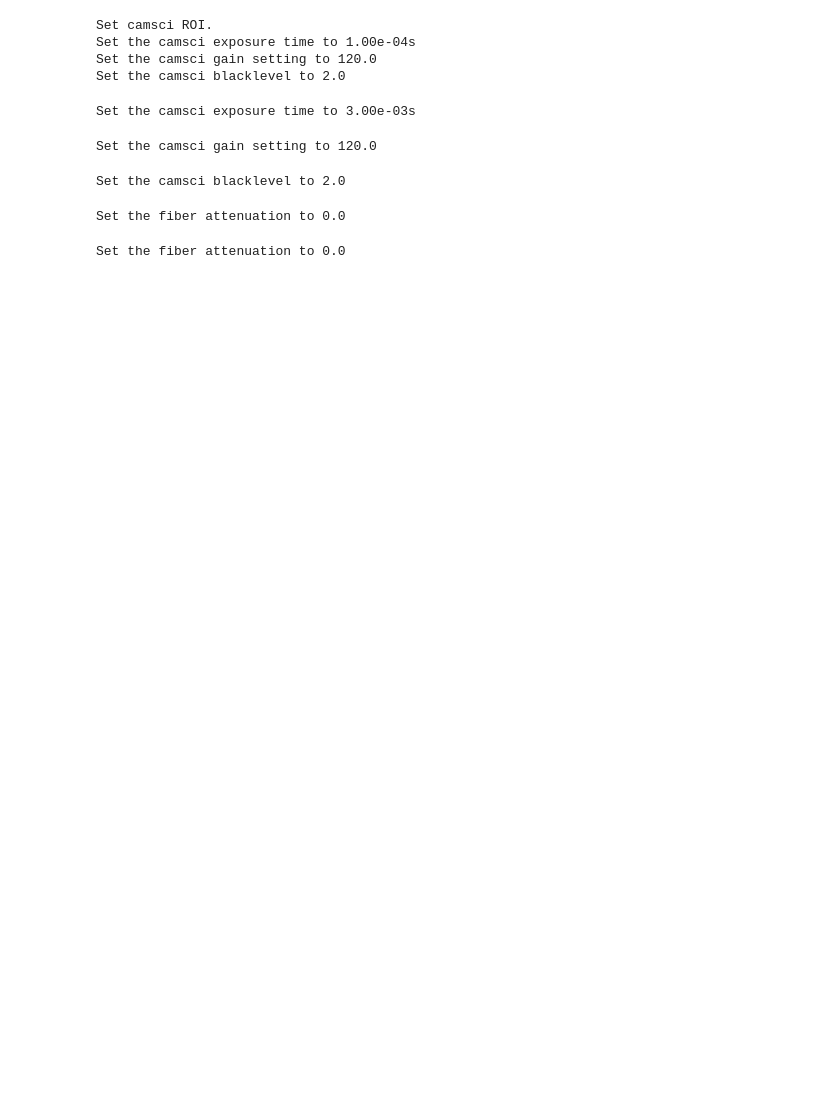
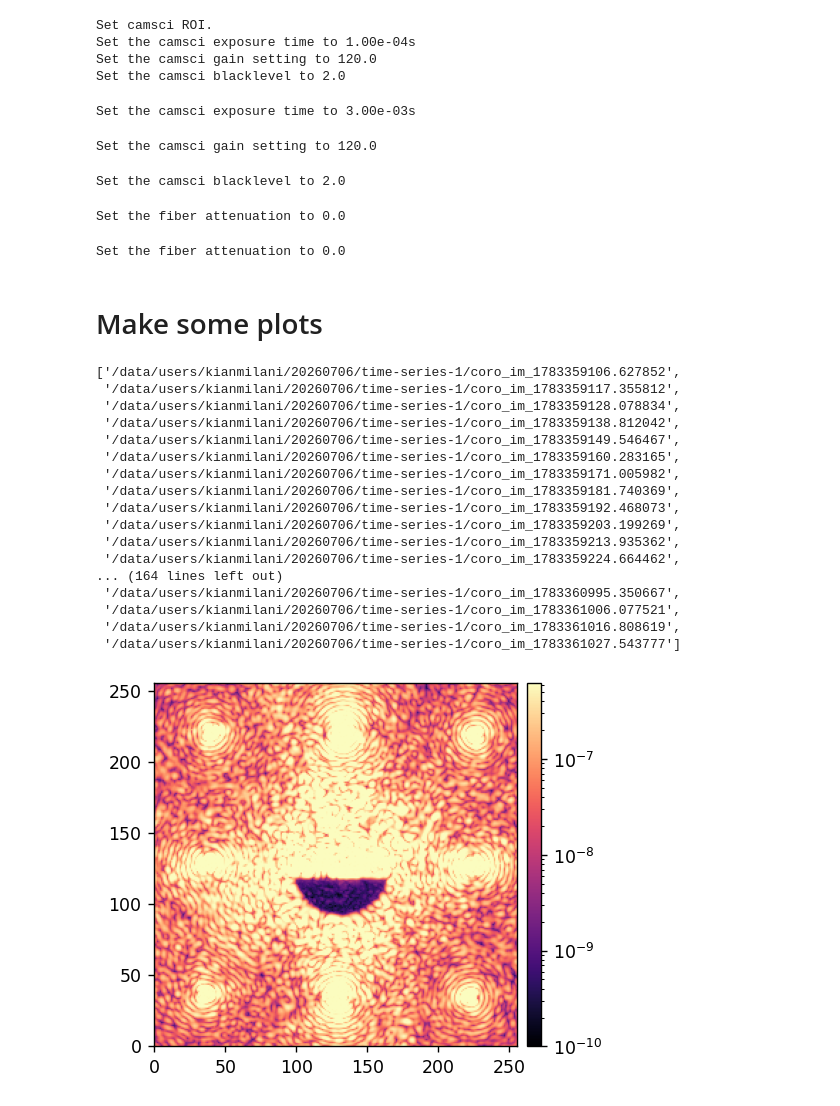
Before and after one commit to kian1377/scoob-exps, a Jupyter notebook: misc.ipynb, the cells around one changed output. Cells and saved outputs as stored; diff of their text form; code cells hidden in the pictures; blank space fills up the shorter version.

```diff
--- a/misc.ipynb
+++ b/misc.ipynb
@@ -118,3 +118,44 @@ scoob_utils.set_filter_stage_preset(client0, 'f2', )
 # %%
 reload(scoob_utils)
 scoob_utils.set_filter_stage_preset(client0, 'f3', )
+# %% [markdown]
+# Make some plots
+# %%
+data_path = Path('/data/users/kianmilani/20260706')
+iefc_data = utils.load_pickle(data_path/'iefc_results_90.pkl')
+wfs_mask = iefc_data['wfs_mask']
+
+ts_dirs = [
+    'time-series-1',
+    'time-series-2',
+    'time-series-3',
+]
+
+ts_path = data_path/ts_dirs[0]
+ts_fnames = utils.get_fnames(ts_path/'*')
+display(ts_fnames)
+
+im = utils.load_fits(ts_fnames[0])
+utils.imshow(
+    [im],
+    norms=[LogNorm(1e-10)],
+)
+# %% [output]
+['/data/users/kianmilani/20260706/time-series-1/coro_im_1783359106.627852',
+ '/data/users/kianmilani/20260706/time-series-1/coro_im_1783359117.355812',
+ '/data/users/kianmilani/20260706/time-series-1/coro_im_1783359128.078834',
+ '/data/users/kianmilani/20260706/time-series-1/coro_im_1783359138.812042',
+ '/data/users/kianmilani/20260706/time-series-1/coro_im_1783359149.546467',
+ '/data/users/kianmilani/20260706/time-series-1/coro_im_1783359160.283165',
+ '/data/users/kianmilani/20260706/time-series-1/coro_im_1783359171.005982',
+ '/data/users/kianmilani/20260706/time-series-1/coro_im_1783359181.740369',
+ '/data/users/kianmilani/20260706/time-series-1/coro_im_1783359192.468073',
+ '/data/users/kianmilani/20260706/time-series-1/coro_im_1783359203.199269',
+ '/data/users/kianmilani/20260706/time-series-1/coro_im_1783359213.935362',
+ '/data/users/kianmilani/20260706/time-series-1/coro_im_1783359224.664462',
+... (164 lines left out)
+ '/data/users/kianmilani/20260706/time-series-1/coro_im_1783360995.350667',
+ '/data/users/kianmilani/20260706/time-series-1/coro_im_1783361006.077521',
+ '/data/users/kianmilani/20260706/time-series-1/coro_im_1783361016.808619',
+ '/data/users/kianmilani/20260706/time-series-1/coro_im_1783361027.543777']
+[figure, added]
```
Also changed, not shown: parts of 9 cells of this notebook, 3 other files.
